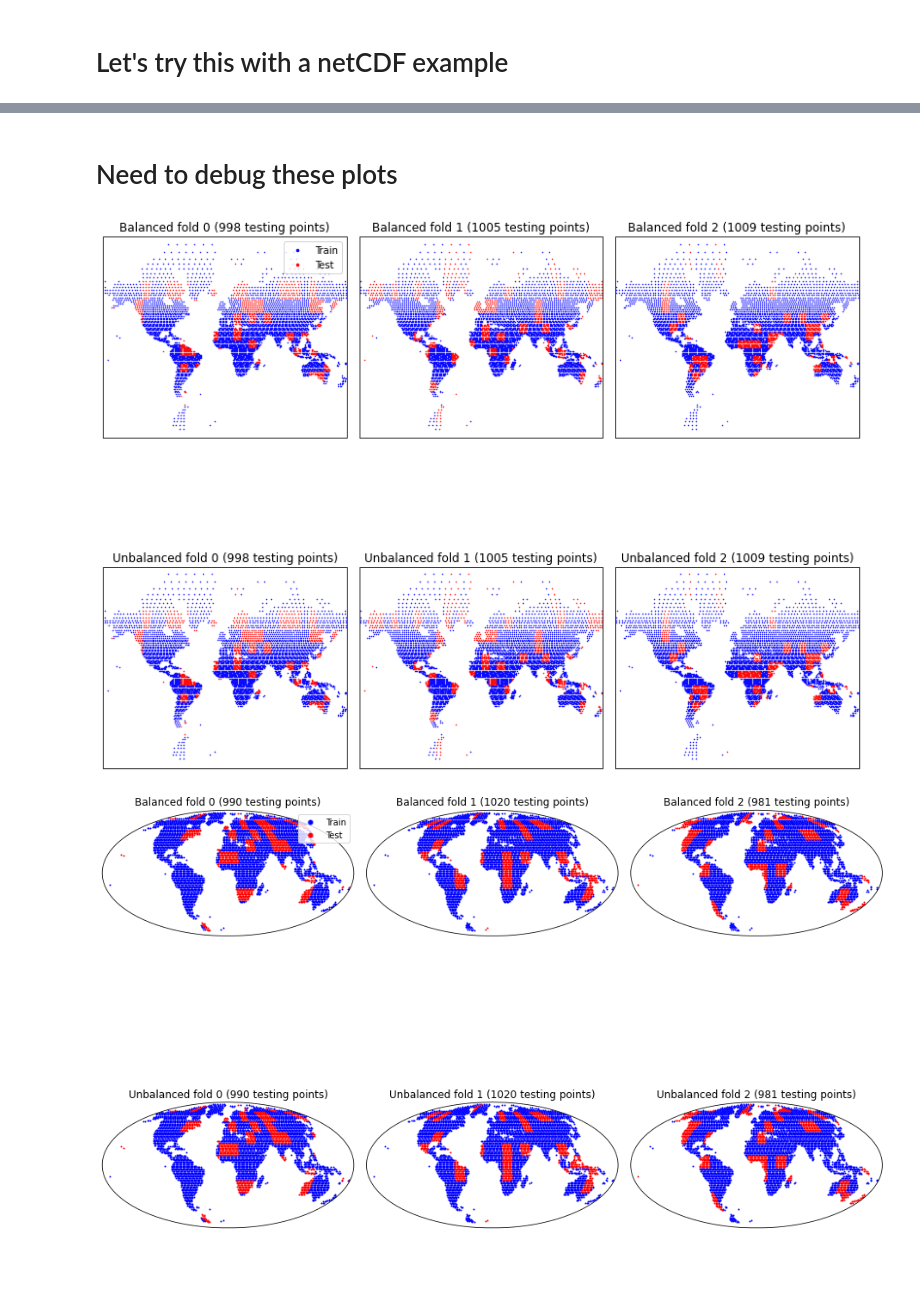
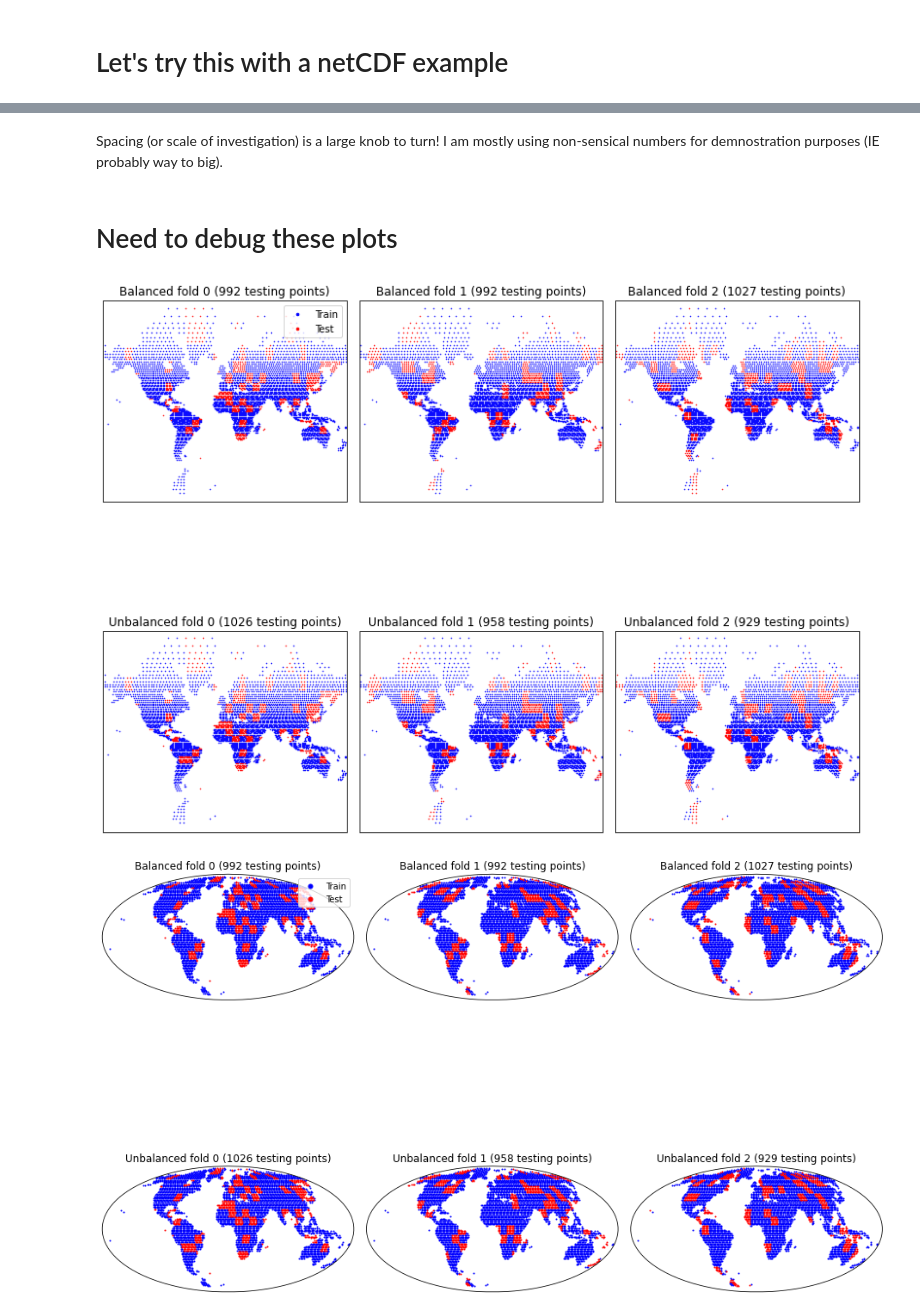
Before and after one commit to ThomasMGeo/netCDF2ML, a Jupyter notebook: VERDE_blockkfold.ipynb, the cells around one changed output, grey strips where cells are left out. Drawn from its saved outputs; the diff is of its cells as text; code cells hidden in the pictures; blank space fills up the shorter version.

```diff
--- a/VERDE_blockkfold.ipynb
+++ b/VERDE_blockkfold.ipynb
@@ -66,7 +68,7 @@ Text(0, 0.5, 'count')
 # %% [markdown]
 Create cross-validators with blocks of 30 arc-minutes with shuffling enabled:
 # %%
-spacing = 60 / 60
+spacing = 30 / 60
 # %%
 # Set the random state so that these plots don't vary when we rerun the example
 random_state = 10
@@ -86,7 +88,7 @@ def kfold(space, _random=random_state, _bal=True):
         spacing=space,
         shuffle=True,
         random_state=_random,
-        balance=True)
+        balance=_bal)
 
     return fold_model
 # %%
@@ -201 +211,5 @@ True
+# %% [markdown]
+Spacing (or scale of investigation) is a large knob to turn! I am mostly using non-sensical numbers for demnostration purposes (IE probably way to big).
+# %%
+spacing = (60*10)/ 60 #yes this math is extremely silly
 # %%
@@ -264,16 +274,8 @@ plt.subplots_adjust(
 )
 plt.show()
 # %% [output]
-[figure, old version]
+[figure, new version]
 # %%
-# The BlockKFold is compatible with scikit-learn, so instead of giving it a
-# coordinates tuple (like we use in Verde), we have to put the coordinates in a
-# feature matrix (X in scikit-learn jargon). Each column will have one of the
-# coordinate values. This is usually not required if using this cross-validator
-# with Verde functions and classes. You can pass it to verde.cross_val_score,
-# for example.
-feature_matrix2 = np.transpose(coordinates2)
-
 # Create the folds for the balanced and unbalanced cross-validators to show the
 # difference.
 balanced = kfold_balanced.split(feature_matrix2)
@@ -298,31 +300,31 @@ for row, title, folds in zip(axes, ["Balanced", "Unbalanced"], [balanced, unbala
         train, test = fold
         ax.set_title("{} fold {} ({} testing points)".format(title, i, test.size))
         # Use an utility function to setup the tick labels and the land feature
         # vd.datasets.setup_baja_bathymetry_map(ax)
         ax.plot(
             coordinates2[0][train],
             coordinates2[1][train],
             ".b",
             markersize=2,
             transform=crs,
             label="Train",
         )
         ax.plot(
             coordinates2[0][test],
             coordinates2[1][test],
             ".r",
             markersize=2,
             transform=crs,
             label="Test",
         )
         #ax.set_xlim([0, 60])
         #ax.set_ylim([-40, 60])
 
 # Place a legend on the first plot
 axes[0, 0].legend(loc="upper right", markerscale=5)
 plt.subplots_adjust(
     hspace=0.1, wspace=0.05, top=0.95, bottom=0.05, left=0.05, right=0.95
 )
 plt.show()
 # %% [output]
-[figure, old version]
+[figure, new version]
```
Also changed, not shown: parts of 11 cells of this notebook.
